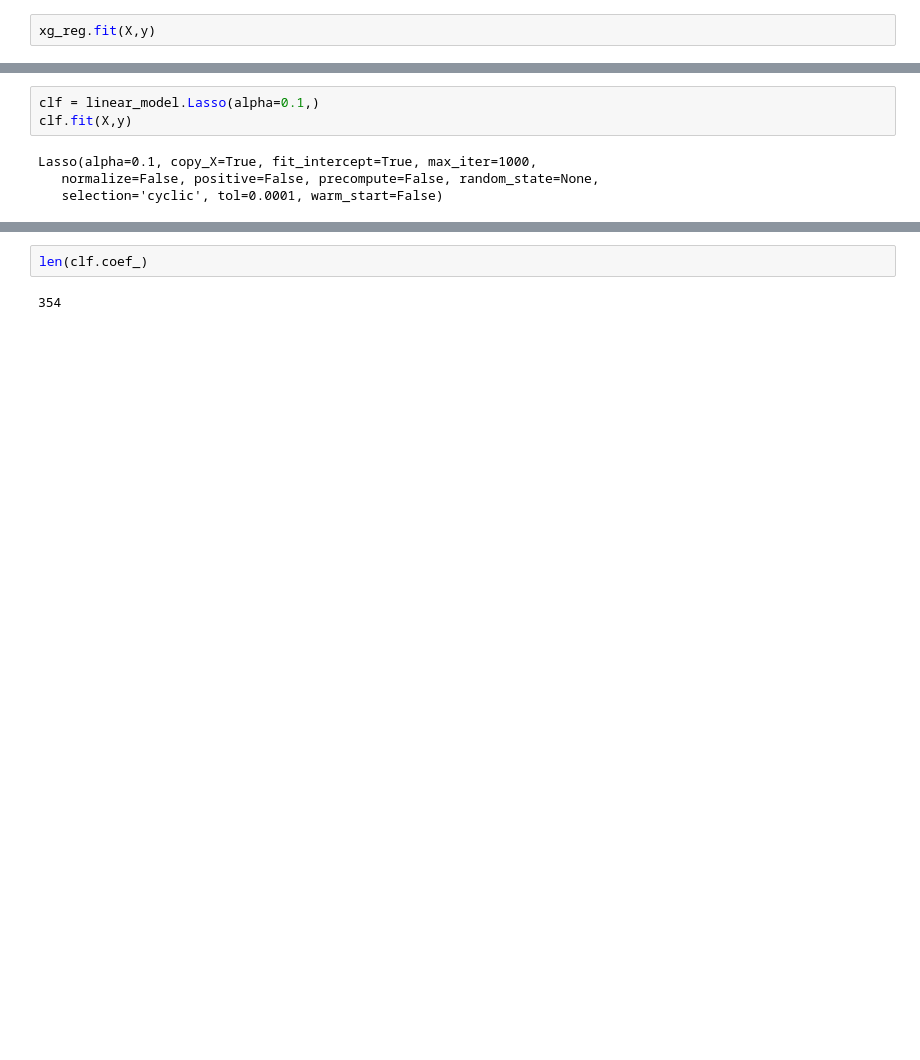
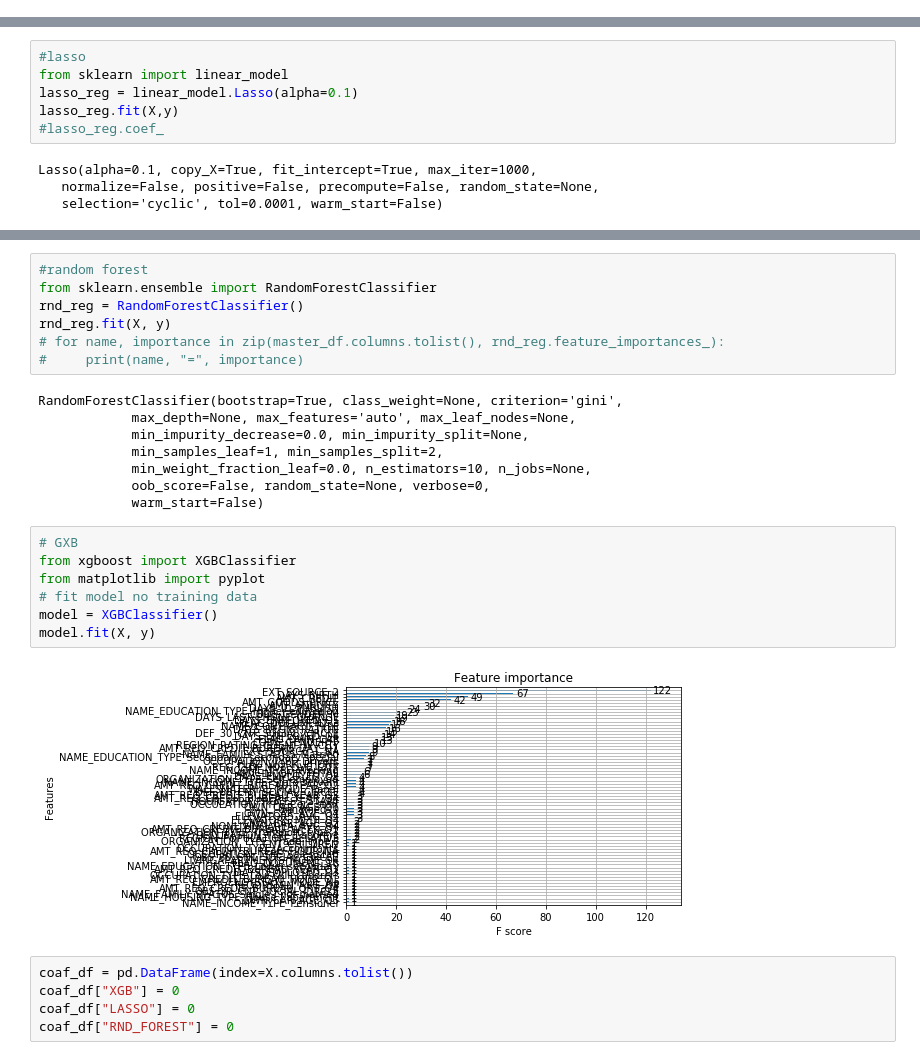
Before and after one commit to Naihan/TCDS, a Jupyter notebook: loans_for_submit.ipynb, the cells around one changed output, grey strips where cells are left out. Saved outputs shown, nothing was run; the diff lists cells and outputs as text; blank space fills up the shorter version.

```diff
--- a/loans_for_submit.ipynb
+++ b/loans_for_submit.ipynb
@@ -470,2 +470,0 @@ xg_reg = xgb.XGBRegressor(objective ='binary:logistic', colsample_bytree = 0.2,
-# %%
-xg_reg.fit(X,y)
@@ -489,6 +471,9 @@ from sklearn import linear_model
 # %%
-clf = linear_model.Lasso(alpha=0.1,)
-clf.fit(X,y)
+#lasso
+from sklearn import linear_model
+lasso_reg = linear_model.Lasso(alpha=0.1)
+lasso_reg.fit(X,y)
+#lasso_reg.coef_
 # %% [output]
 Lasso(alpha=0.1, copy_X=True, fit_intercept=True, max_iter=1000,
    normalize=False, positive=False, precompute=False, random_state=None,
@@ -506,4 +481,29 @@ Lasso(alpha=0.1, copy_X=True, fit_intercept=True, max_iter=1000,
-# %%
-len(clf.coef_)
-# %% [output]
-354
+# %%
+#random forest
+from sklearn.ensemble import RandomForestClassifier
+rnd_reg = RandomForestClassifier()
+rnd_reg.fit(X, y)
+# for name, importance in zip(master_df.columns.tolist(), rnd_reg.feature_importances_):
+#     print(name, "=", importance)
+# %% [output]
+RandomForestClassifier(bootstrap=True, class_weight=None, criterion='gini',
+            max_depth=None, max_features='auto', max_leaf_nodes=None,
+            min_impurity_decrease=0.0, min_impurity_split=None,
+            min_samples_leaf=1, min_samples_split=2,
+            min_weight_fraction_leaf=0.0, n_estimators=10, n_jobs=None,
+            oob_score=False, random_state=None, verbose=0,
+            warm_start=False)
+# %%
+# GXB
+from xgboost import XGBClassifier
+from matplotlib import pyplot
+# fit model no training data
+model = XGBClassifier()
+model.fit(X, y)
+# %% [output]
+[figure, added]
+# %%
+coaf_df = pd.DataFrame(index=X.columns.tolist())
+coaf_df["XGB"] = 0
+coaf_df["LASSO"] = 0
+coaf_df["RND_FOREST"] = 0
```
Also changed, not shown: parts of 14 cells of this notebook.
